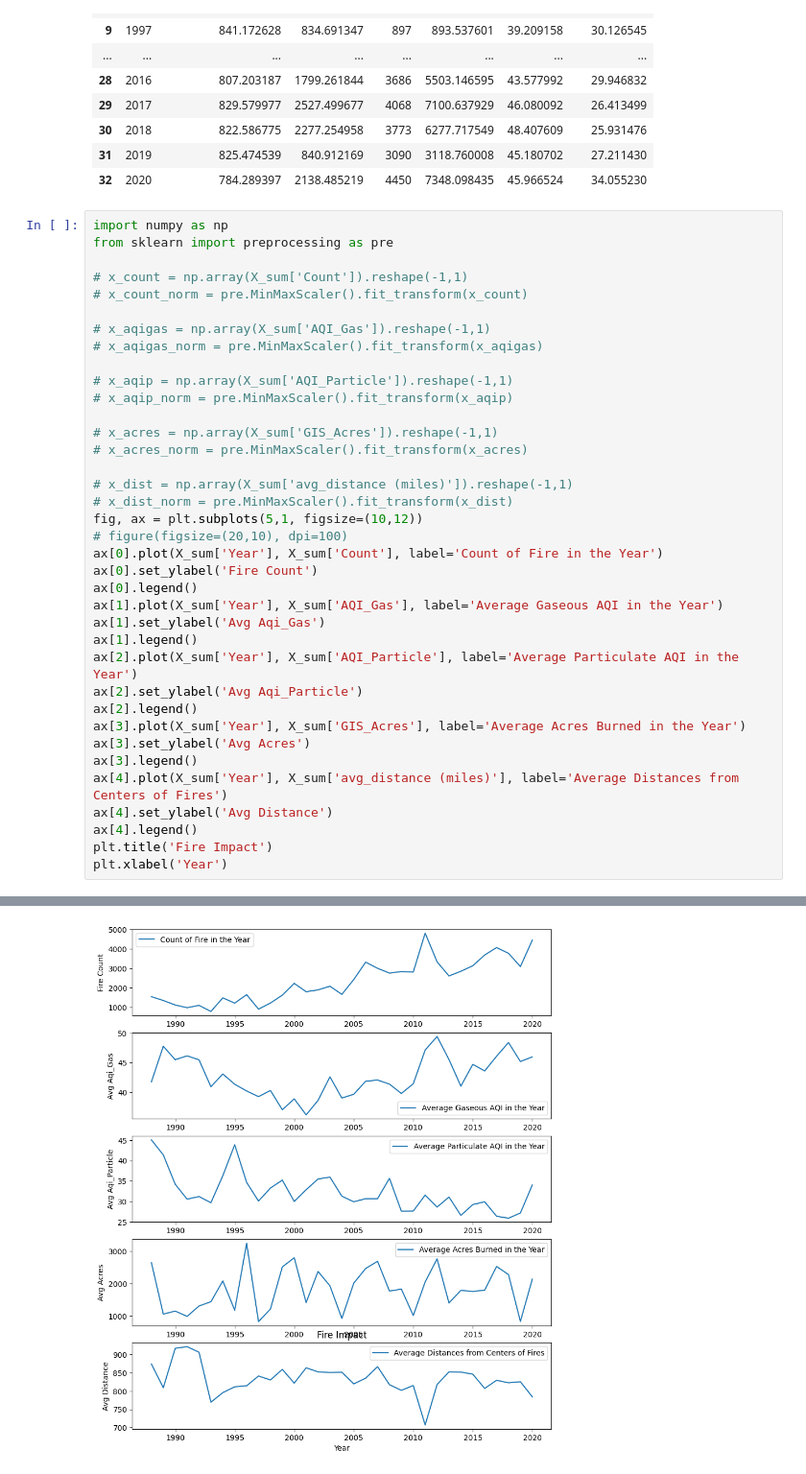
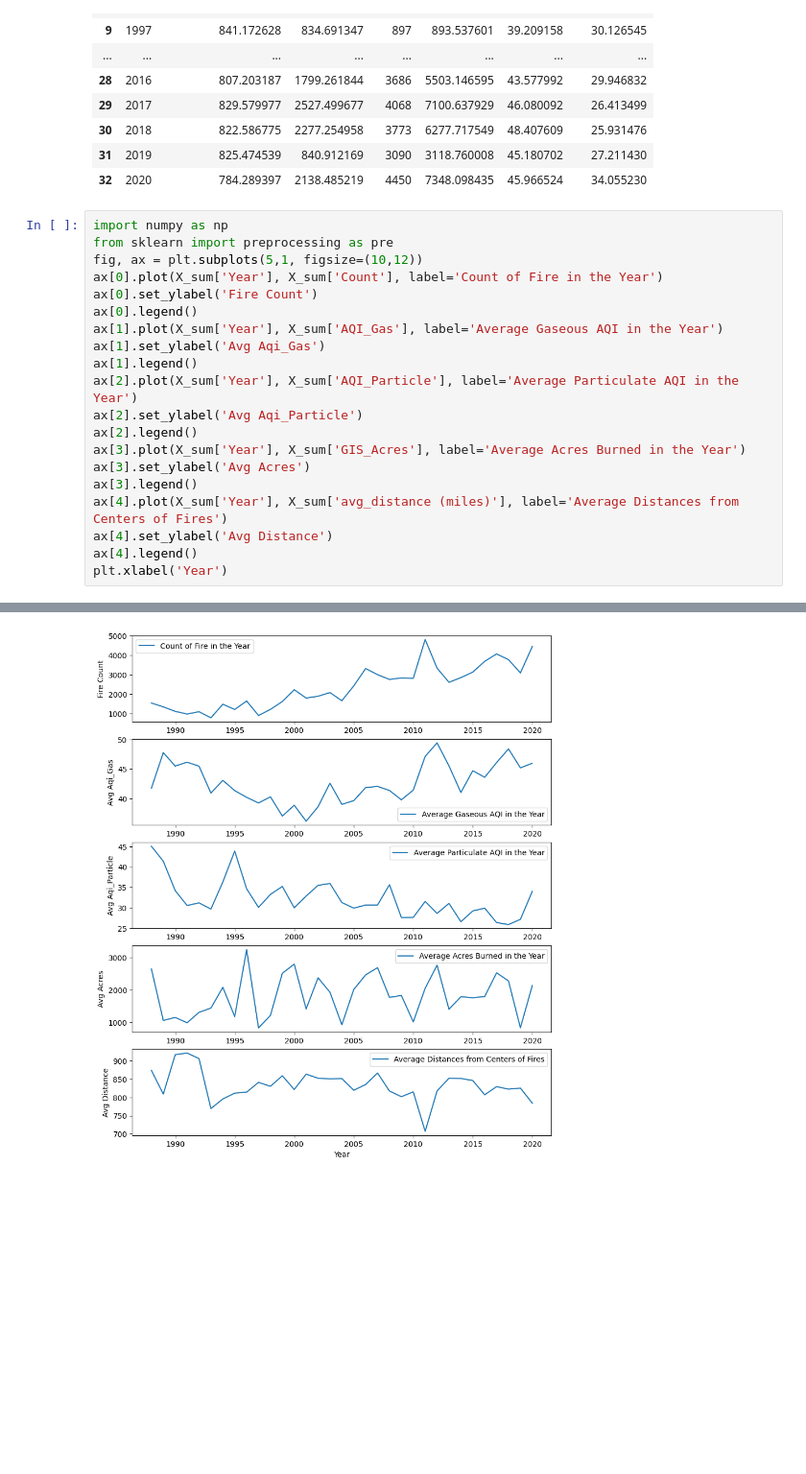
Before and after one commit to hww1999/UW_MSDS_Data512_Au23_Project, a Jupyter notebook: Part_2_Extension_Plan/part2_annual_analysis.ipynb, the cells around one changed output, grey strips where cells are left out. Shown at 96% size. Drawn from its saved outputs; the diff is of its cells as text; blank space fills up the shorter version.

```diff
--- a/Part_2_Extension_Plan/part2_annual_analysis.ipynb
+++ b/Part_2_Extension_Plan/part2_annual_analysis.ipynb
@@ -324,40 +267,23 @@ X_sum
 # %%
 import numpy as np
 from sklearn import preprocessing as pre
-
-# x_count = np.array(X_sum['Count']).reshape(-1,1)
-# x_count_norm = pre.MinMaxScaler().fit_transform(x_count)
-
-# x_aqigas = np.array(X_sum['AQI_Gas']).reshape(-1,1)
-# x_aqigas_norm = pre.MinMaxScaler().fit_transform(x_aqigas)
-
-# x_aqip = np.array(X_sum['AQI_Particle']).reshape(-1,1)
-# x_aqip_norm = pre.MinMaxScaler().fit_transform(x_aqip)
-
-# x_acres = np.array(X_sum['GIS_Acres']).reshape(-1,1)
-# x_acres_norm = pre.MinMaxScaler().fit_transform(x_acres)
-
-# x_dist = np.array(X_sum['avg_distance (miles)']).reshape(-1,1)
-# x_dist_norm = pre.MinMaxScaler().fit_transform(x_dist)
 fig, ax = plt.subplots(5,1, figsize=(10,12))
-# figure(figsize=(20,10), dpi=100)
 ax[0].plot(X_sum['Year'], X_sum['Count'], label='Count of Fire in the Year')
 ax[0].set_ylabel('Fire Count')
 ax[0].legend()
 ax[1].plot(X_sum['Year'], X_sum['AQI_Gas'], label='Average Gaseous AQI in the Year')
 ax[1].set_ylabel('Avg Aqi_Gas')
 ax[1].legend()
 ax[2].plot(X_sum['Year'], X_sum['AQI_Particle'], label='Average Particulate AQI in the Year')
 ax[2].set_ylabel('Avg Aqi_Particle')
 ax[2].legend()
 ax[3].plot(X_sum['Year'], X_sum['GIS_Acres'], label='Average Acres Burned in the Year')
 ax[3].set_ylabel('Avg Acres')
 ax[3].legend()
 ax[4].plot(X_sum['Year'], X_sum['avg_distance (miles)'], label='Average Distances from Centers of Fires')
 ax[4].set_ylabel('Avg Distance')
 ax[4].legend()
-plt.title('Fire Impact')
 plt.xlabel('Year')
 # %% [output]
 Text(0.5, 0, 'Year')
-[figure, old version]
+[figure, new version]
```
Also changed, not shown: parts of 12 cells of this notebook.
